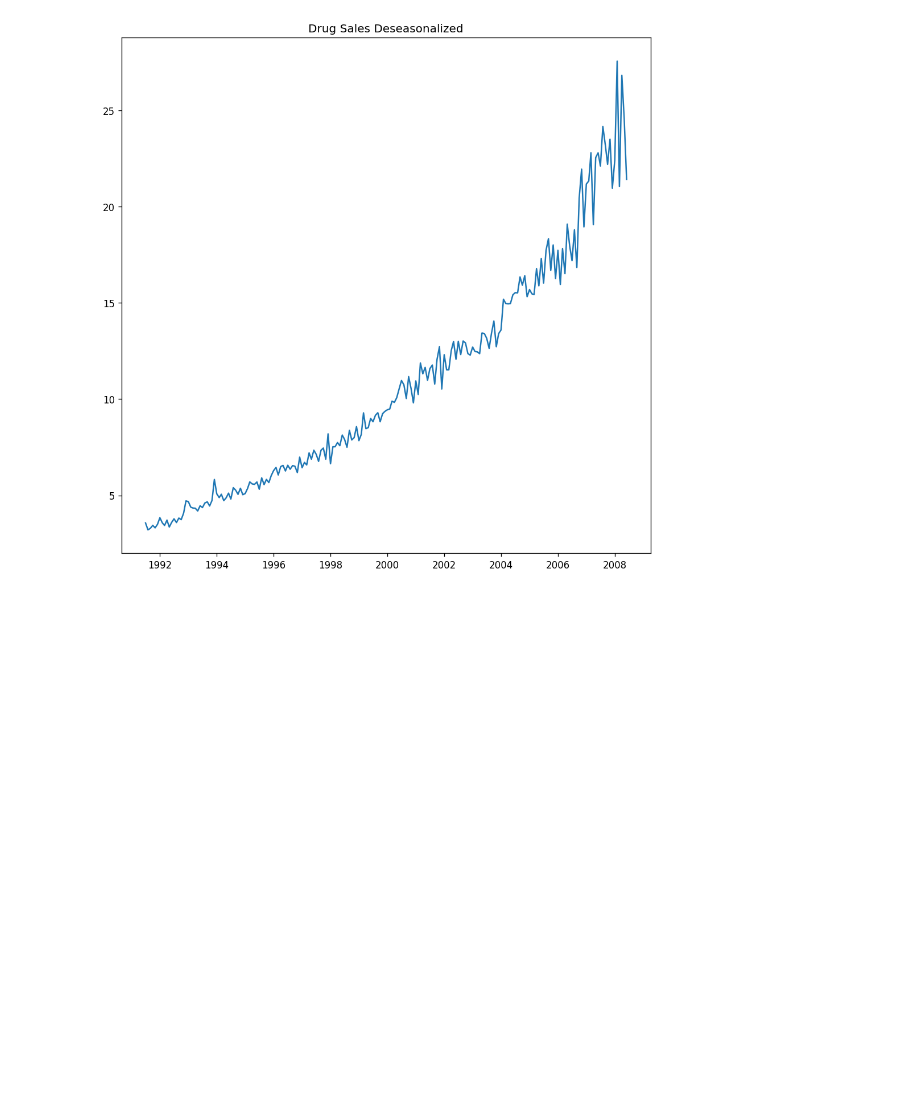
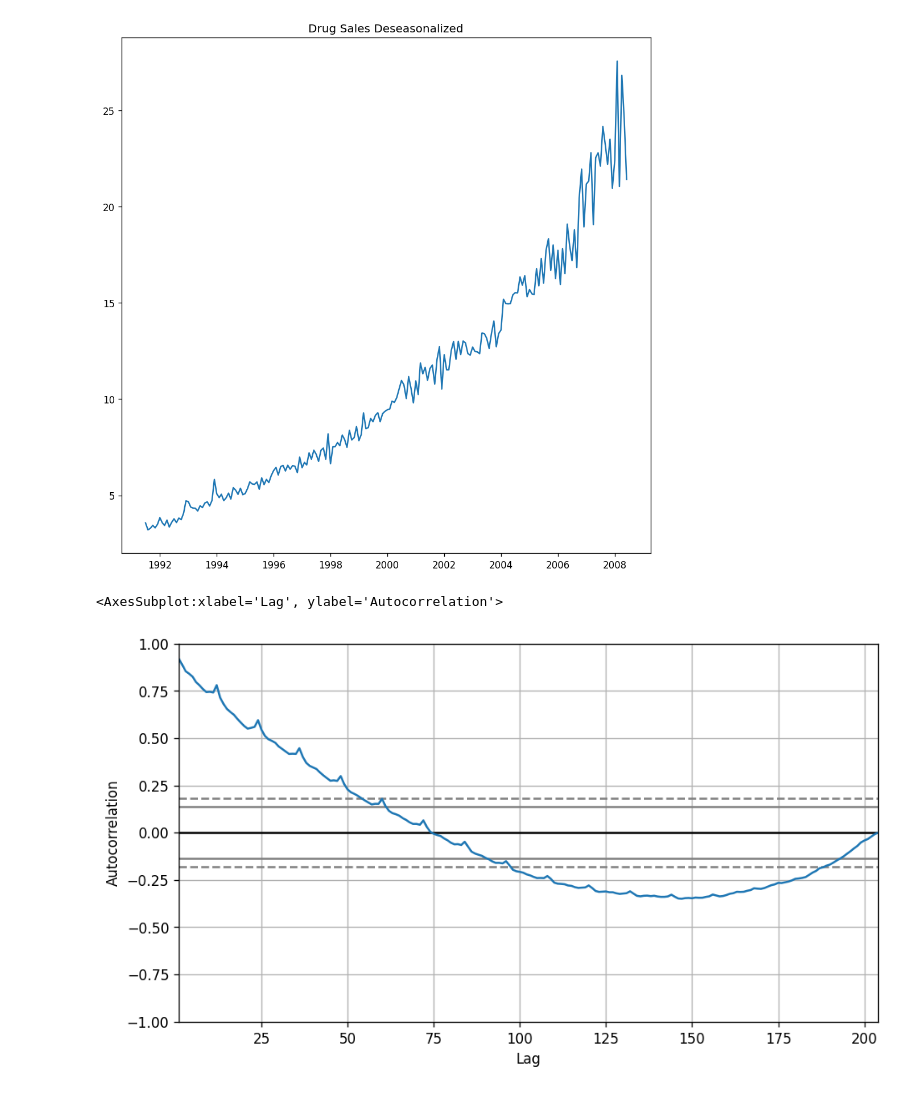
Before and after one commit to hari-viswanathan/learning, a Jupyter notebook: time_series.ipynb, the cells around one changed output. Saved outputs shown, nothing was run; the diff lists cells and outputs as text; code cells hidden in the pictures; blank space fills up the shorter version.

Commit message:
(misc) Autocorrelation plot for seasonality detection

```diff
--- a/time_series.ipynb
+++ b/time_series.ipynb
@@ -283,3 +283,13 @@ plt.plot()
 # %% [output]
 []
 [figure]
+# %%
+from pandas.plotting import autocorrelation_plot
+df = pd.read_csv('https://raw.githubusercontent.com/selva86/datasets/master/a10.csv')
+
+# Draw Plot
+plt.rcParams.update({'figure.figsize':(9,5), 'figure.dpi':120})
+autocorrelation_plot(df.value)
+# %% [output]
+<AxesSubplot:xlabel='Lag', ylabel='Autocorrelation'>
+[figure, added]
```
